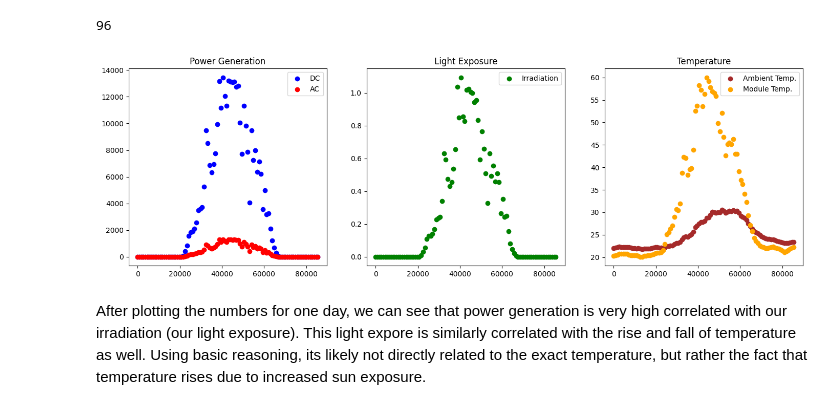
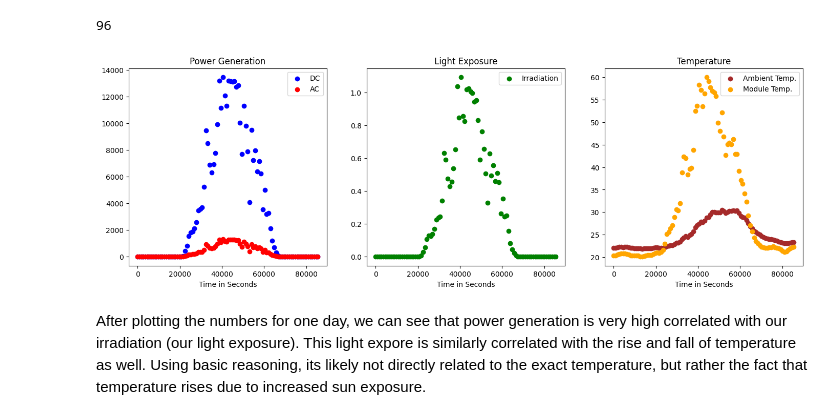
Before and after one commit to Sebewe/SolarPowerPrediction, a Jupyter notebook: 118Bfinal.ipynb, the cells around one changed output. Drawn from its saved outputs; the diff is of its cells as text; code cells hidden in the pictures.

```diff
--- a/118Bfinal.ipynb
+++ b/118Bfinal.ipynb
@@ -82,19 +82,22 @@ len(times)
 # %%
 fig, axes = plt.subplots(1, 3, figsize=(17, 5))
 axes[0].scatter(x=times, y=individual_source.get('DC_POWER'), label='DC', color='blue')
 axes[0].scatter(x=times, y=individual_source.get('AC_POWER'), label='AC', color='RED')
 axes[0].legend()
+axes[0].set_xlabel('Time in Seconds')
 axes[0].set_title('Power Generation')
 axes[1].scatter(x=times, y=individual_source.get('IRRADIATION'), label='Irradiation', color='green')
 axes[1].legend()
 axes[1].set_title('Light Exposure')
+axes[1].set_xlabel('Time in Seconds')
 axes[2].scatter(x=times, y=individual_source.get('AMBIENT_TEMPERATURE'), label='Ambient Temp.', color='Brown')
 axes[2].scatter(x=times, y=individual_source.get('MODULE_TEMPERATURE'), label='Module Temp.', color='Orange')
 axes[2].legend()
 axes[2].set_title('Temperature')
+axes[2].set_xlabel('Time in Seconds')
 plt.show()
 # %% [output]
-[figure, old version]
+[figure, new version]
 # %% [markdown]
 After plotting the numbers for one day, we can see that power generation is very high correlated with our irradiation (our light exposure). This light expore is similarly correlated with the rise and fall of temperature as well. Using basic reasoning, its likely not directly related to the exact temperature, but rather the fact that temperature rises due to increased sun exposure.
 # %%
```
Also changed, not shown: parts of 9 cells of this notebook.
